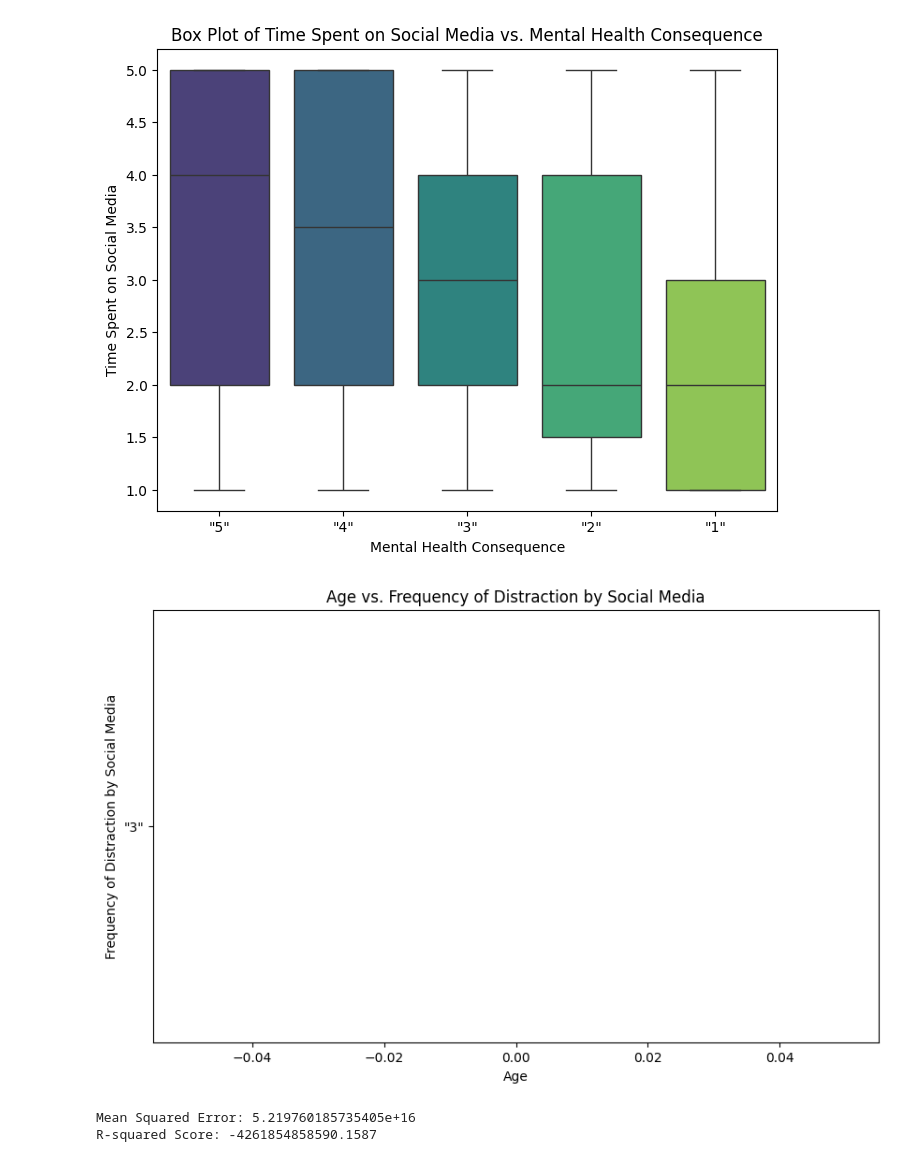
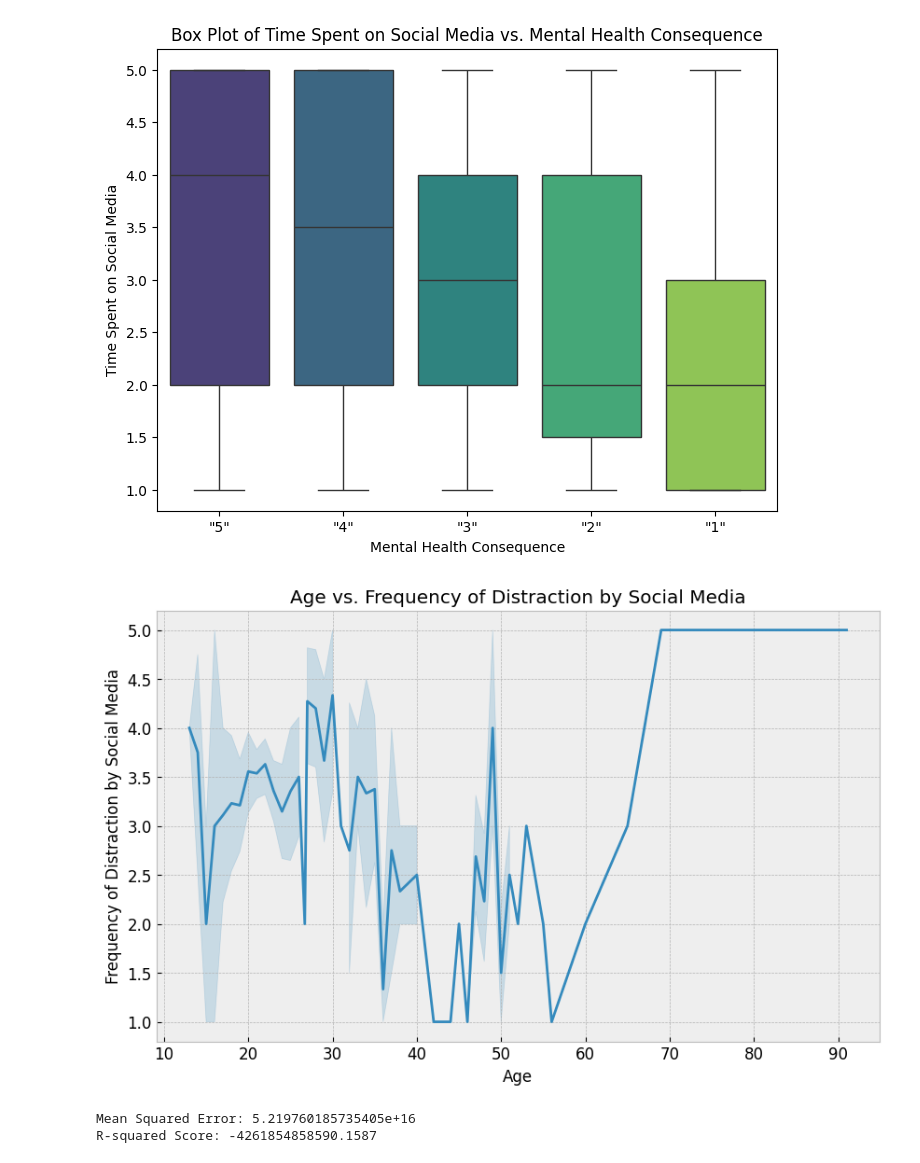
Before and after one commit to IT4063C-Fall23/final-project-elzamc, a Jupyter notebook: source.ipynb, the cells around one changed output. Saved outputs shown, nothing was run; the diff lists cells and outputs as text; code cells hidden in the pictures.

```diff
--- a/source.ipynb
+++ b/source.ipynb
@@ -277,13 +278,13 @@ Passing `palette` without assigning `hue` is deprecated and will be removed in v
 [figure]
 # %%
 plt.figure(figsize=(10, 6))
-sns.lineplot(x='"1. What is your age?"', y='"10. How often do you get distracted by Social media when you are busy doing something?"', data=health_in_social_media)
+sns.lineplot(x='1. What is your age?', y='10. How often do you get distracted by Social media when you are busy doing something?', data=health_in_social_media)
 plt.xlabel('Age')
 plt.ylabel('Frequency of Distraction by Social Media')
 plt.title('Age vs. Frequency of Distraction by Social Media')
 plt.show()
 # %% [output]
-[figure, old version]
+[figure, new version]
 # %%
 import pandas as pd
 from sklearn.model_selection import train_test_split
```
Also changed, not shown: parts of 3 cells of this notebook.
